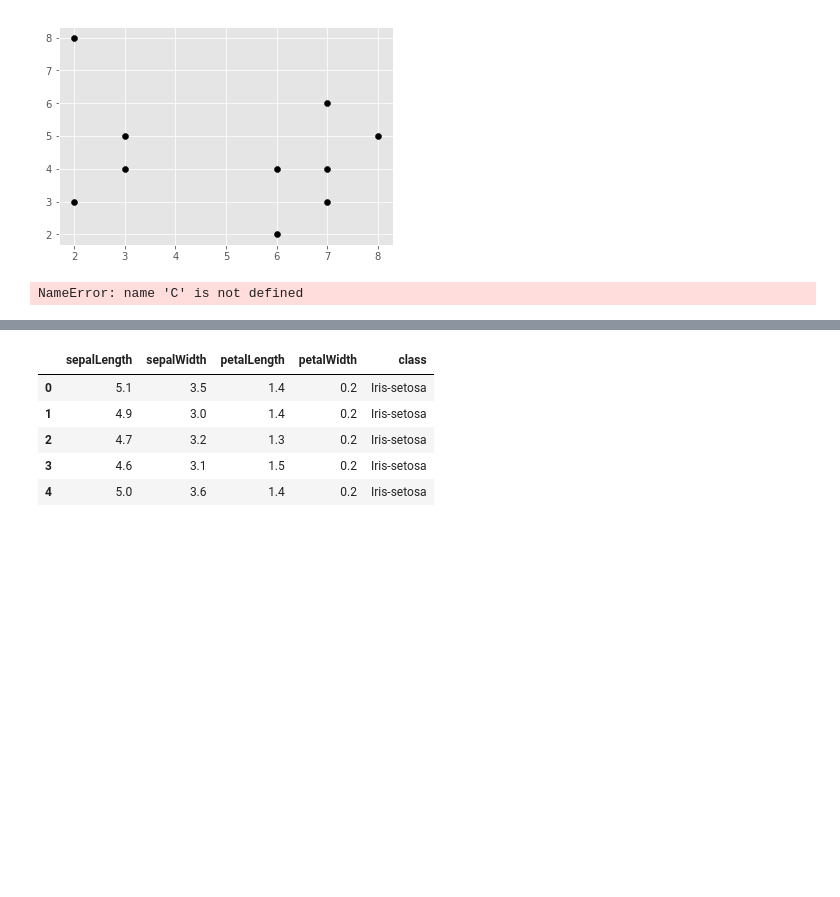
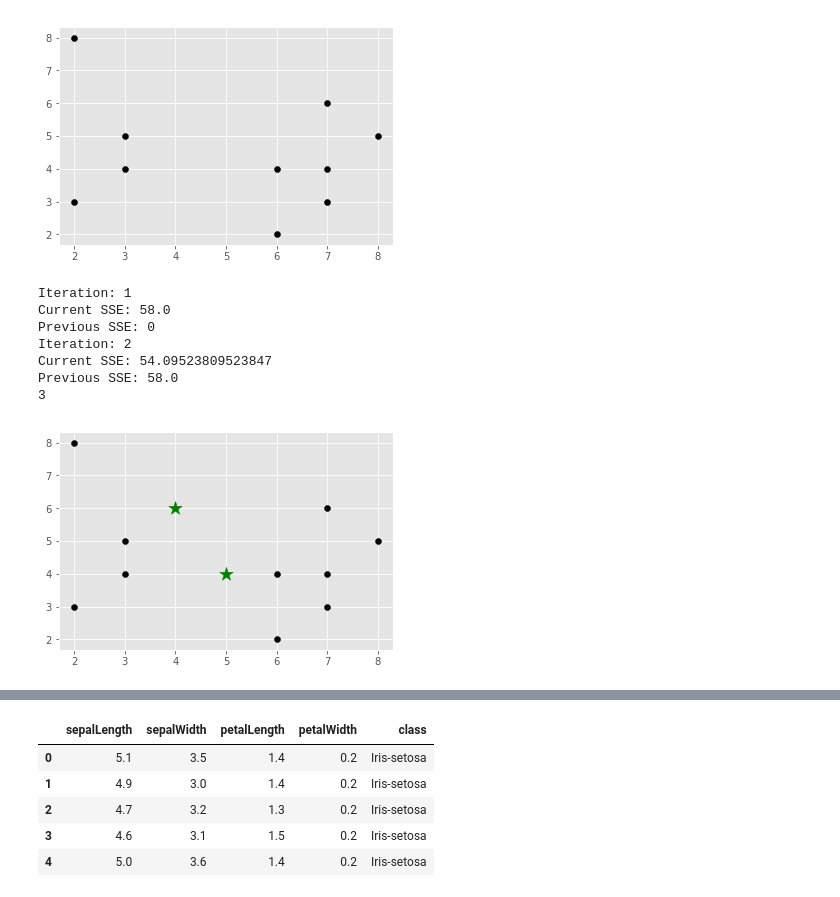
Before and after one commit to mykabir/CS5402, a Jupyter notebook: homework5/HomeWork5.ipynb, the cells around one changed output, grey strips where cells are left out. Cells and saved outputs as stored; diff of their text form; code cells hidden in the pictures; blank space fills up the shorter version.

```diff
--- a/homework5/HomeWork5.ipynb
+++ b/homework5/HomeWork5.ipynb
@@ -60,6 +61,20 @@ def cosine(a,b, ax=1):
 
 def jaccard(a, b, ax=1):
     return (1-np.sum(np.minimum(a,b),axis=ax)/np.sum(np.maximum(a,b),axis=ax))
+
+distMetric = {"manhattan":0, "euclidean":1, "cosine":2, "jaccard":3}
+metrics = {
+        distMetric['manhattan']: manhattan,
+        distMetric['euclidean']: euclidean,
+        distMetric['cosine']: cosine,
+        distMetric['jaccard']: jaccard
+    }
+def sse(X, clusters, C, metric=euclidean):
+    sseVal = 0
+    for i, centroid in enumerate(C):
+        sseVal += np.sum(metric(X[np.where(clusters==i)], centroid))
+
+    return sseVal
 # %%
 maxIT = 100
 
@@ -87,7 +102,9 @@ def kmeans(X, C=C, k=2, metric=distMetric['manhattan'], max_iter= maxIT):
     # Loop will run till the error becomes zero
 #     print(error)
     error = np.array(error)
-    count = 0
+    count = 1
+    prev_sse = 0
+    curr_sse = 0
     while error.any() != 0:
         # Assigning each value to its closest cluster
         for i in range(len(X)):
@@ -100,6 +117,10 @@ def kmeans(X, C=C, k=2, metric=distMetric['manhattan'], max_iter= maxIT):
             clusters[i] = cluster
         # Storing the old centroid values
         C_old = deepcopy(C)
+        curr_sse = sse(X, clusters, C)
+        print('Iteration: {}'.format(count))
+        print('Current SSE: {}'.format(curr_sse))
+        print('Previous SSE: {}'.format(prev_sse))
         # Finding the new centroids by taking the average value
         for i in range(k):
             points = [X[j] for j in range(len(X)) if clusters[j] == i]
@@ -111,23 +132,32 @@ def kmeans(X, C=C, k=2, metric=distMetric['manhattan'], max_iter= maxIT):
         if count>0:
             if np.sum(error_old) == np.sum(error):
                 break
-        if count>max_iter:
+        if count>max_iter+1:
             break
         count = count+1
-    return clusters
+        prev_sse = curr_sse
+    return clusters, count
-# %% [output]
-NameError: name 'C' is not defined
 # %%
 # Number of clusters
 k = 2
 # X coordinates of random centroids
 C_x = [4,5]
 # Y coordinates of random centroids
 C_y = [6,4]
 C = np.array(list(zip(C_x, C_y)), dtype=np.float32)
 # Plotting along with the Centroids
 plt.scatter(f1, f2, c='#050505')
 plt.scatter(C_x, C_y, marker='*', s=200, c='g')
 
-clusters = kmeans(X, C=C, k=2, metric=distMetric['manhattan'], max_iter= 100)
+clusters, count = kmeans(X, C=C, k=2, metric=distMetric['manhattan'], max_iter= 100)
+print(count)
+# %% [output]
+Iteration: 1
+Current SSE: 58.0
+Previous SSE: 0
+Iteration: 2
+Current SSE: 54.09523809523847
+Previous SSE: 58.0
+3
+[figure, added]
 # %%
```
Also changed, not shown: parts of 15 cells of this notebook.
